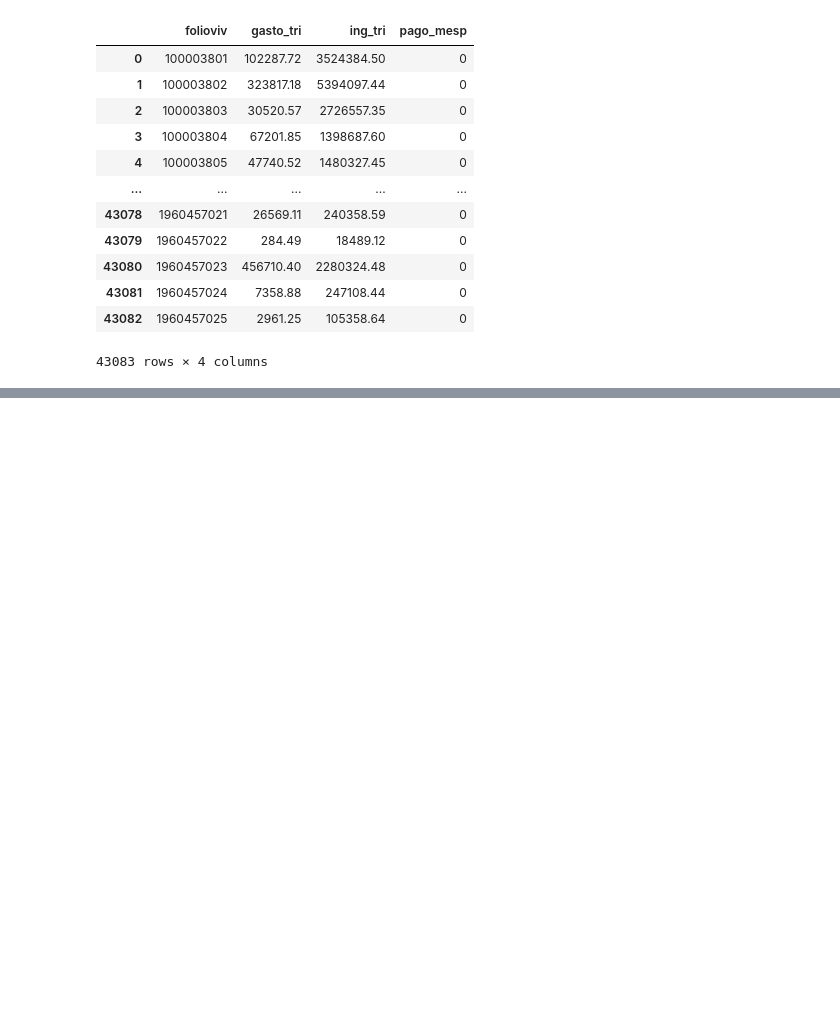
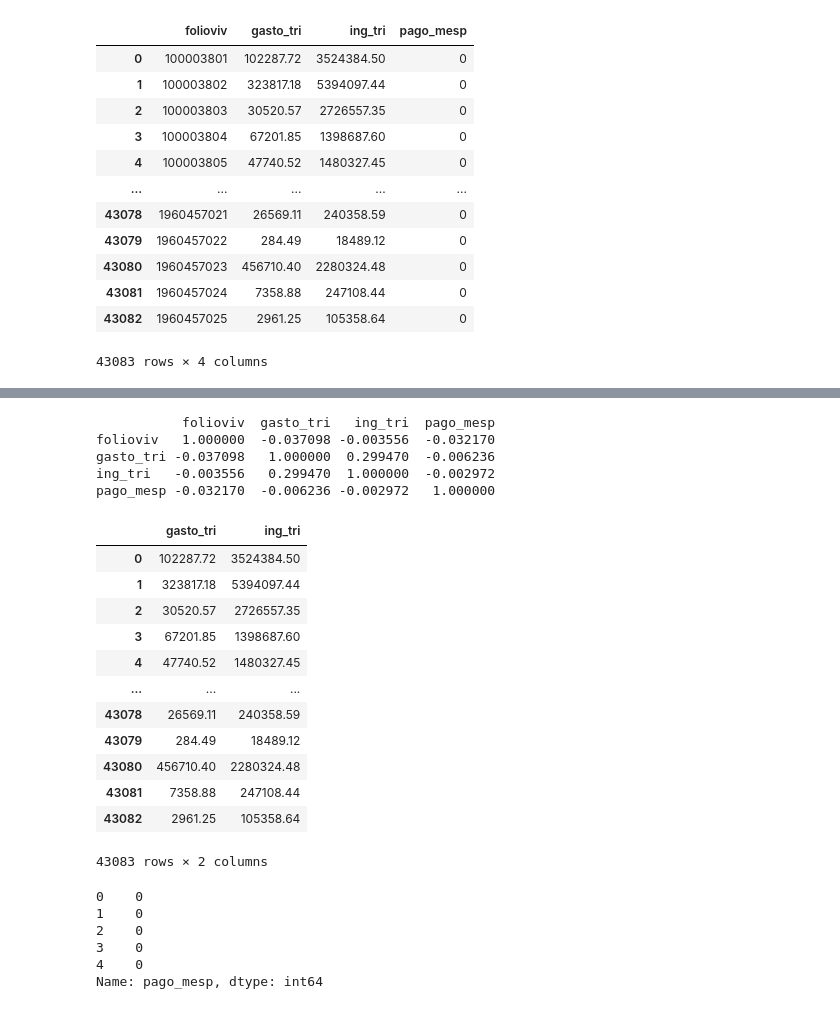
Before and after one commit to Andres707/AnalisisDatos_ENIGH, a Jupyter notebook: Logistica.ipynb, the cells around one changed output, grey strips where cells are left out. Saved outputs shown, nothing was run; the diff lists cells and outputs as text; code cells hidden in the pictures; blank space fills up the shorter version.

```diff
--- a/Logistica.ipynb
+++ b/Logistica.ipynb
@@ -209,0 +225,41 @@ DS_Bonito.describe()
+# %%
+crr = DS_Bonito.corr()
+print(crr)
+# %% [output]
+           folioviv  gasto_tri   ing_tri  pago_mesp
+folioviv   1.000000  -0.037098 -0.003556  -0.032170
+gasto_tri -0.037098   1.000000  0.299470  -0.006236
+ing_tri   -0.003556   0.299470  1.000000  -0.002972
+pago_mesp -0.032170  -0.006236 -0.002972   1.000000
+# %%
+from sklearn.model_selection import train_test_split
+
+# Putting feature variable to X
+X = DS_Bonito.drop(['folioviv','pago_mesp'], axis=1)
+X#en 60 hay un 2
+# %% [output]
+|  | gasto_tri | ing_tri |
+| 0 | 102287.72 | 3524384.50 |
+| 1 | 323817.18 | 5394097.44 |
+| 2 | 30520.57 | 2726557.35 |
+| 3 | 67201.85 | 1398687.60 |
+| 4 | 47740.52 | 1480327.45 |
+| ... | ... | ... |
+| 43078 | 26569.11 | 240358.59 |
+| 43079 | 284.49 | 18489.12 |
+| 43080 | 456710.40 | 2280324.48 |
+| 43081 | 7358.88 | 247108.44 |
+| 43082 | 2961.25 | 105358.64 |
+43083 rows × 2 columns
+# %%
+# Putting response variable to y
+y = DS_Bonito['pago_mesp']
+
+y.head()
+# %% [output]
+0    0
+1    0
+2    0
+3    0
+4    0
+Name: pago_mesp, dtype: int64
```
Also changed, not shown: parts of 30 cells of this notebook.
